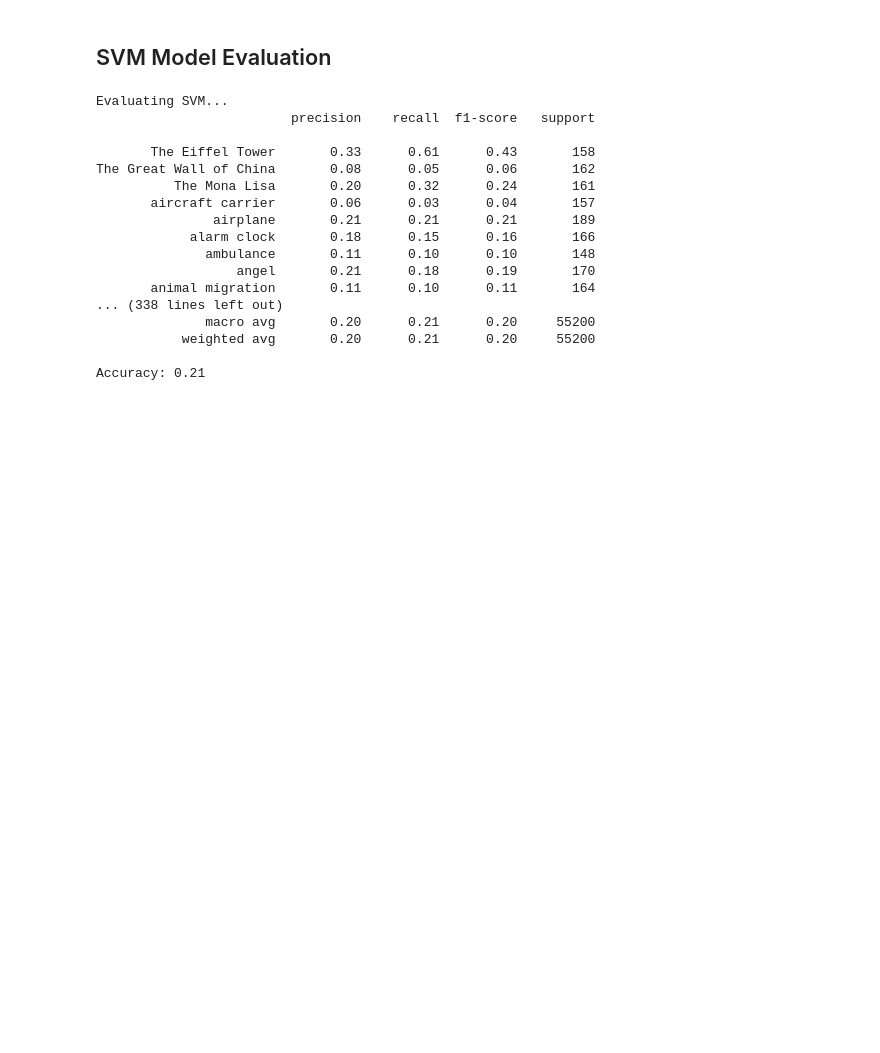
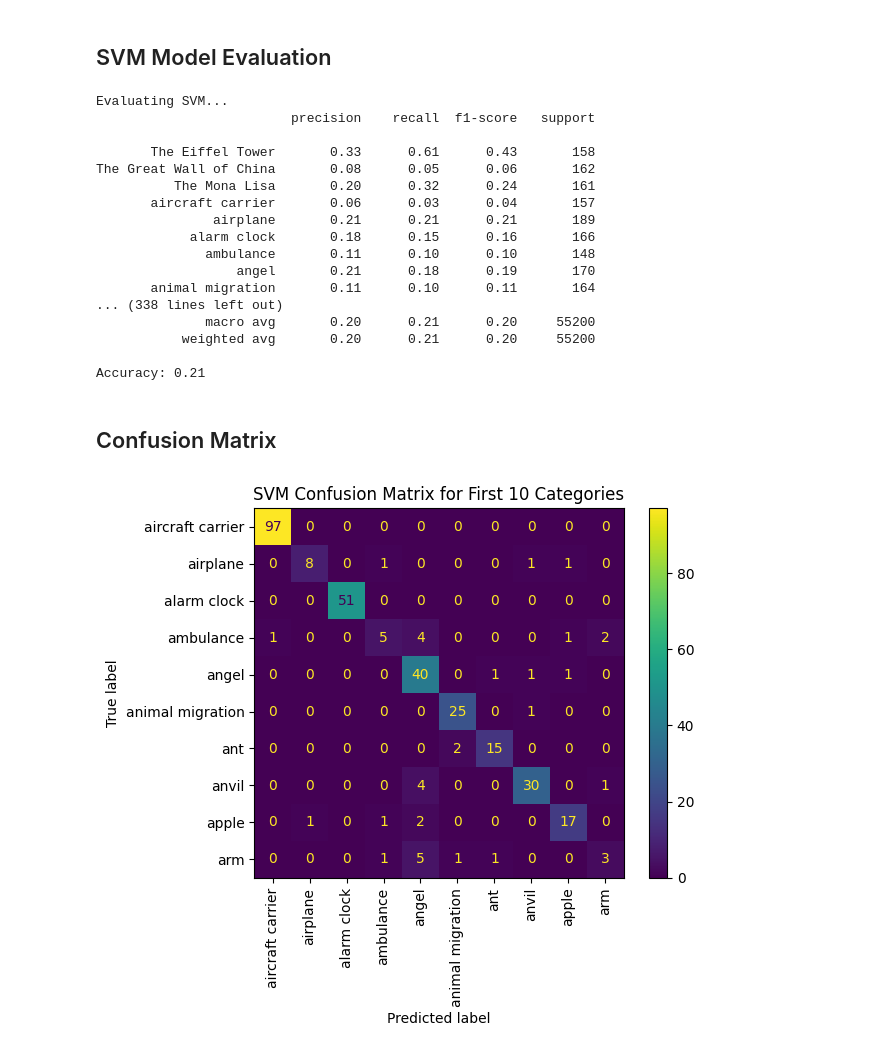
Before and after one commit to AlvajoyAsante/QuickDraw_CNN_SVM, a Jupyter notebook: svm_training_analysis.ipynb, the cells around one changed output. Saved outputs shown, nothing was run; the diff lists cells and outputs as text; code cells hidden in the pictures; blank space fills up the shorter version.

Commit message:
Updated Display Labels  on Confusion Matrix

```diff
--- a/svm_training_analysis.ipynb
+++ b/svm_training_analysis.ipynb
@@ -185,3 +185,20 @@ The Great Wall of China       0.08      0.05      0.06       162
            weighted avg       0.20      0.21      0.20     55200
 
 Accuracy: 0.21
+# %% [markdown]
+## Confusion Matrix
+# %%
+import numpy as np
+from sklearn.metrics import confusion_matrix, ConfusionMatrixDisplay
+
+cm = confusion_matrix(y_test, y_pred)
+
+categories_to_display = 10
+cm_subset = cm[:categories_to_display, :categories_to_display]
+
+disp = ConfusionMatrixDisplay(confusion_matrix=cm_subset, display_labels=[QuickDrawData().drawing_names[i] for i in range(categories_to_display)])
+disp.plot(cmap='viridis', xticks_rotation='vertical')
+plt.title(f"SVM Confusion Matrix for First {categories_to_display} Categories")
+plt.show()
+# %% [output]
+[figure, added]
```
Also changed, not shown: 1 other file.
